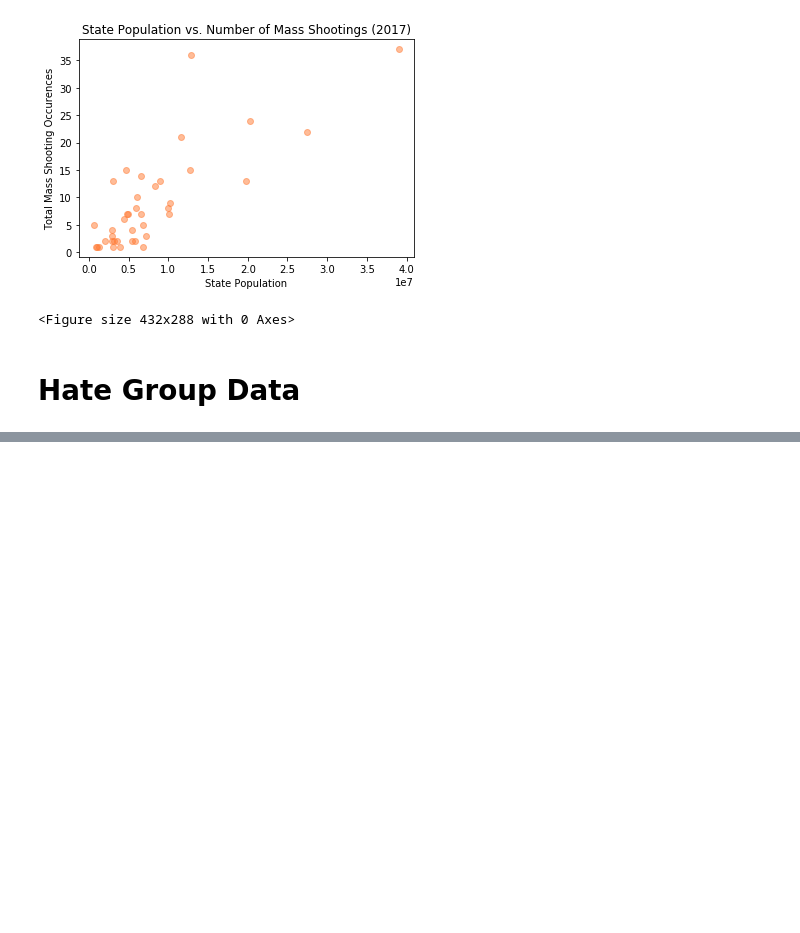
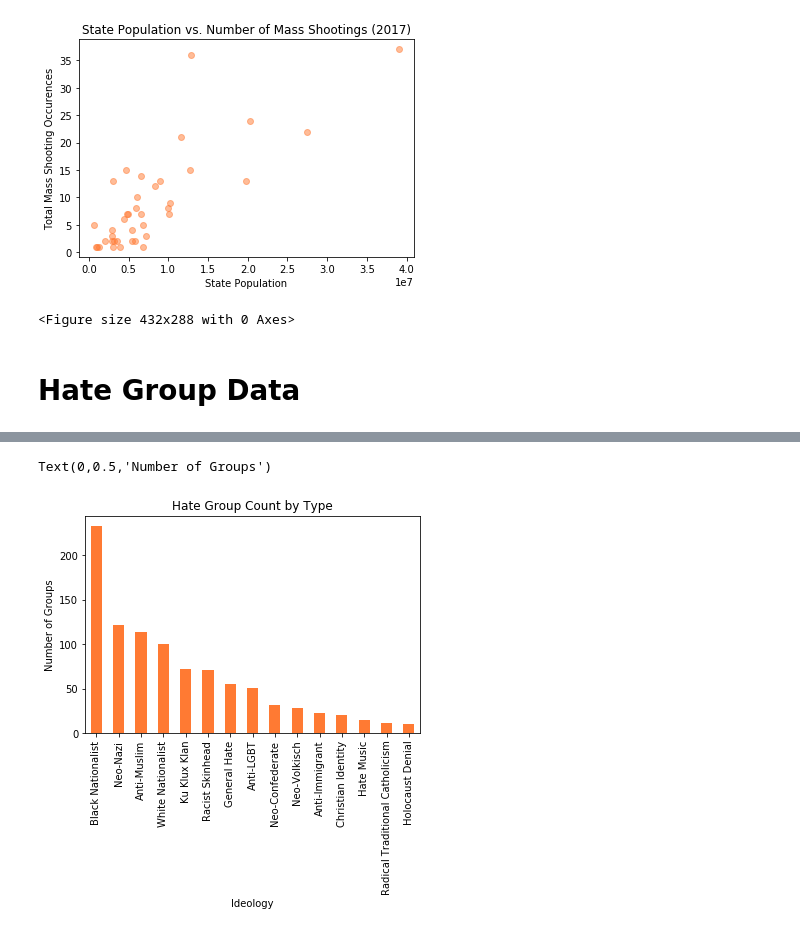
Before and after one commit to lprymak/Project1, a Jupyter notebook: Final_Data_Analysis.ipynb, the cells around one changed output, grey strips where cells are left out. Cells and saved outputs as stored; diff of their text form; code cells hidden in the pictures; blank space fills up the shorter version.

```diff
--- a/Final_Data_Analysis.ipynb
+++ b/Final_Data_Analysis.ipynb
@@ -730,0 +744,14 @@ hate_group_merged.to_csv("hate_group_merged_2017.csv", index = False, header=Tru
+# %%
+types = hate.groupby(['Ideology']).count()['Title']
+types_df = pd.DataFrame(data = types)
+types_df = types_df.sort_values(by=['Title'], ascending = False)
+# %%
+colors = '#ff7a33'
+labels = types_df.index
+types_df.plot(kind="bar", align="center", color = str(colors), legend = False)
+plt.title("Hate Group Count by Type")
+plt.xlabel("Ideology")
+plt.ylabel("Number of Groups")
+# %% [output]
+Text(0,0.5,'Number of Groups')
+[figure, added]
```
Also changed, not shown: parts of 19 cells of this notebook, 1 other file.
